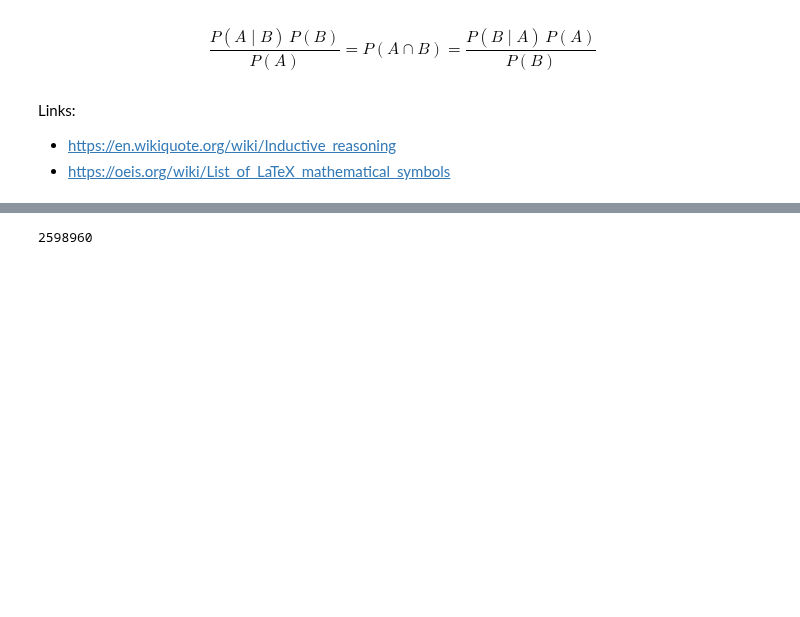
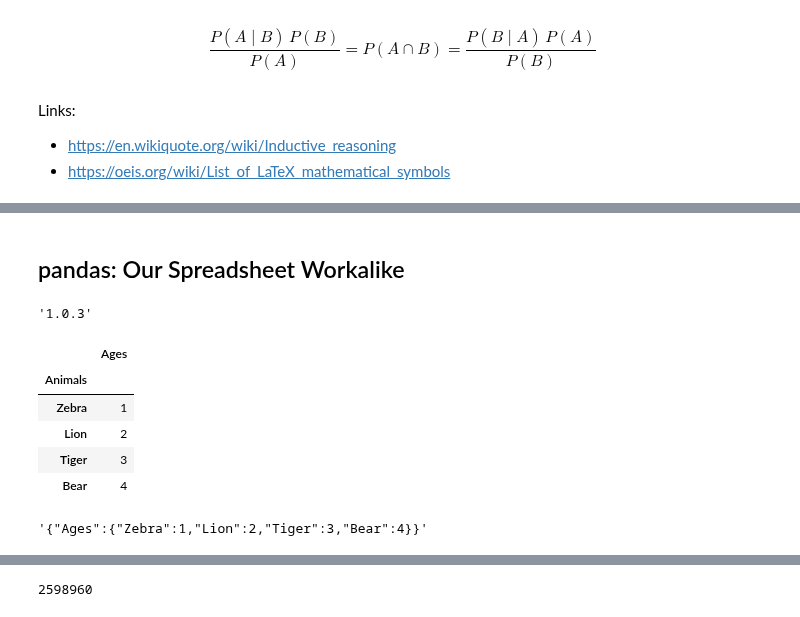
Before and after one commit to 4dsolutions/Curriculum_Development, a Jupyter notebook: IntroDS002.ipynb, the cells around one changed output, grey strips where cells are left out. Drawn from its saved outputs; the diff is of its cells as text; code cells hidden in the pictures; blank space fills up the shorter version.

```diff
--- a/IntroDS002.ipynb
+++ b/IntroDS002.ipynb
@@ -82,0 +139,25 @@ So far, we have not talked to the Python3 kernel at all.  Lets do so.
+# %% [markdown]
+## pandas: Our Spreadsheet Workalike
+# %%
+import pandas as pd
+pd.__version__
+# %% [output]
+'1.0.3'
+# %%
+zoo = pd.DataFrame({"Animals":["Zebra","Lion","Tiger","Bear"],
+                   "Ages":[1,2,3,4]})
+zoo.set_index(zoo.Animals, inplace=True)
+zoo.drop(labels=["Animals"],axis=1,inplace=True)
+zoo
+# %% [output]
+|  | Ages |
+| Animals |  |
+| Zebra | 1 |
+| Lion | 2 |
+| Tiger | 3 |
+| Bear | 4 |
+# %%
+storage = zoo.to_json()
+storage
+# %% [output]
+'{"Ages":{"Zebra":1,"Lion":2,"Tiger":3,"Bear":4}}'
```
Also changed, not shown: parts of 23 cells of this notebook, 4 other files.
